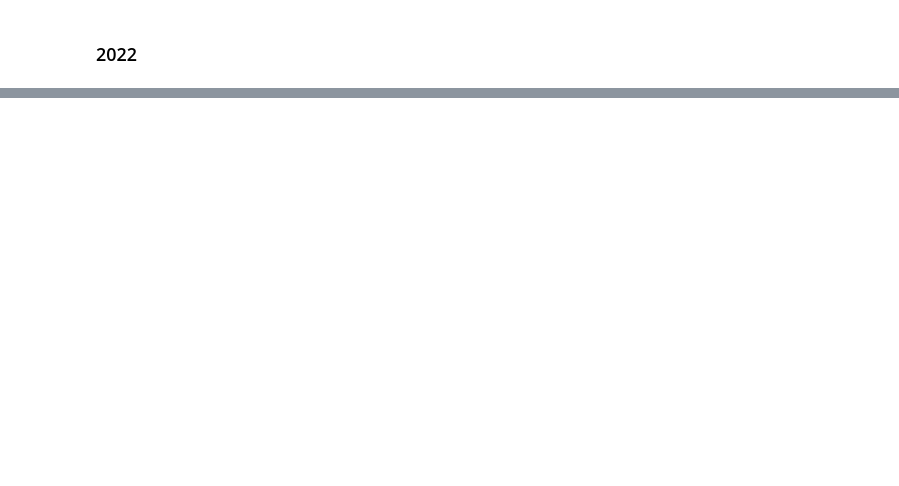
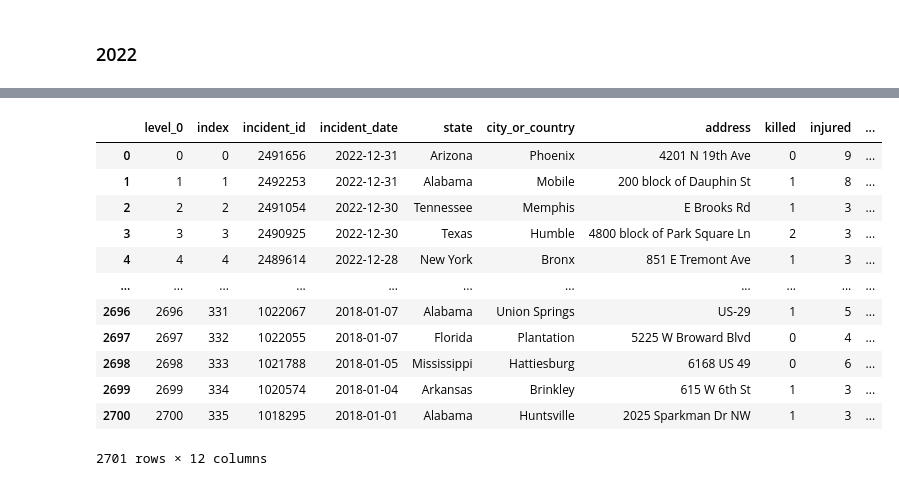
Before and after one commit to poojachaudhuri/project-2, a Jupyter notebook: cleaning.ipynb, the cells around one changed output, grey strips where cells are left out. Cells and saved outputs as stored; diff of their text form; code cells hidden in the pictures; blank space fills up the shorter version.

```diff
--- a/cleaning.ipynb
+++ b/cleaning.ipynb
@@ -143,0 +244,3 @@ df_2022.to_csv('mass-shootings-2022.csv', index=False)
+# %%
+df_2018 = pd.read_csv('mass-shootings-2018.csv')
+df_2018
@@ -143,0 +261,9 @@ df_2022.to_csv('mass-shootings-2022.csv', index=False)
+# %%
+df_2018.rename(columns={'Incident ID': 'incident_id', 'Incident Date': 'incident_date', 'City Or County': 'city_or_country', '# Killed': 'killed', '# Injured': 'injured', 'Address': 'address', 'State': 'state'}, inplace=True)
+# df_2018.drop(columns=['Operations'], inplace=True)
+df_2018['incident_url'] = 'https://www.gunviolencearchive.org/incident/' + df_2018['incident_id'].astype(str)
+df_2018['incident_date'] = pd.to_datetime(df_2018['incident_date'])
+df_2018['year'] = df_2018['incident_date'].dt.year
+df_2018['month-year'] = df_2018['incident_date'].dt.strftime('%m-%Y')
+df_2018.reset_index(inplace=True)
+df_2018.to_csv('mass-shootings-2018.csv', index=False)
@@ -143,0 +612,3 @@ df_2022.to_csv('mass-shootings-2022.csv', index=False)
+# %%
+df_shootings = pd.concat([df_2022, df_2021, df_2020, df_2019, df_2018], axis=0)
+df_shootings.sample(40)
@@ -143,0 +633,5 @@ df_2022.to_csv('mass-shootings-2022.csv', index=False)
+# %%
+# remove columns index and level_0
+
+df_shootings.drop(columns=['index', 'level_0'], inplace=True)
+df_shootings
@@ -143,0 +652,19 @@ df_2022.to_csv('mass-shootings-2022.csv', index=False)
+# %%
+# reset the index
+
+df_shootings.reset_index(inplace=True)
+df_shootings
+# %% [output]
+|  | level_0 | index | incident_id | incident_date | state | city_or_country | address | killed | injured | ... |
+| 0 | 0 | 0 | 2491656 | 2022-12-31 | Arizona | Phoenix | 4201 N 19th Ave | 0 | 9 | ... |
+| 1 | 1 | 1 | 2492253 | 2022-12-31 | Alabama | Mobile | 200 block of Dauphin St | 1 | 8 | ... |
+| 2 | 2 | 2 | 2491054 | 2022-12-30 | Tennessee | Memphis | E Brooks Rd | 1 | 3 | ... |
+| 3 | 3 | 3 | 2490925 | 2022-12-30 | Texas | Humble | 4800 block of Park Square Ln | 2 | 3 | ... |
+| 4 | 4 | 4 | 2489614 | 2022-12-28 | New York | Bronx | 851 E Tremont Ave | 1 | 3 | ... |
+| ... | ... | ... | ... | ... | ... | ... | ... | ... | ... | ... |
+| 2696 | 2696 | 331 | 1022067 | 2018-01-07 | Alabama | Union Springs | US-29 | 1 | 5 | ... |
+| 2697 | 2697 | 332 | 1022055 | 2018-01-07 | Florida | Plantation | 5225 W Broward Blvd | 0 | 4 | ... |
+| 2698 | 2698 | 333 | 1021788 | 2018-01-05 | Mississippi | Hattiesburg | 6168 US 49 | 0 | 6 | ... |
+| 2699 | 2699 | 334 | 1020574 | 2018-01-04 | Arkansas | Brinkley | 615 W 6th St | 1 | 3 | ... |
+| 2700 | 2700 | 335 | 1018295 | 2018-01-01 | Alabama | Huntsville | 2025 Sparkman Dr NW | 1 | 3 | ... |
+2701 rows × 12 columns
```
Also changed, not shown: parts of 61 cells of this notebook, 15 other files.
